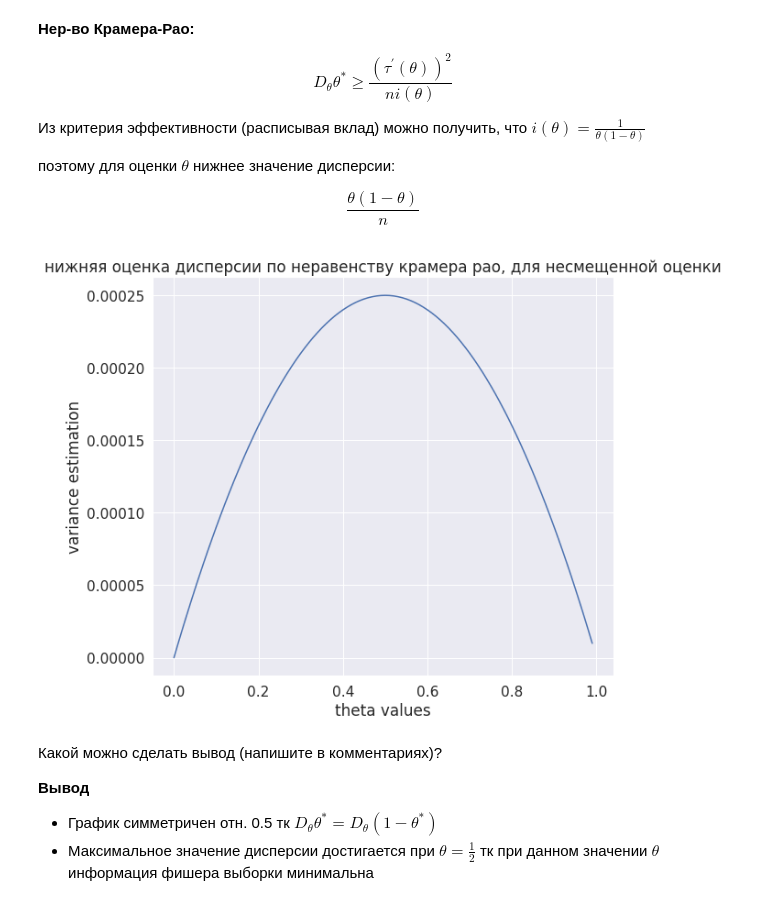
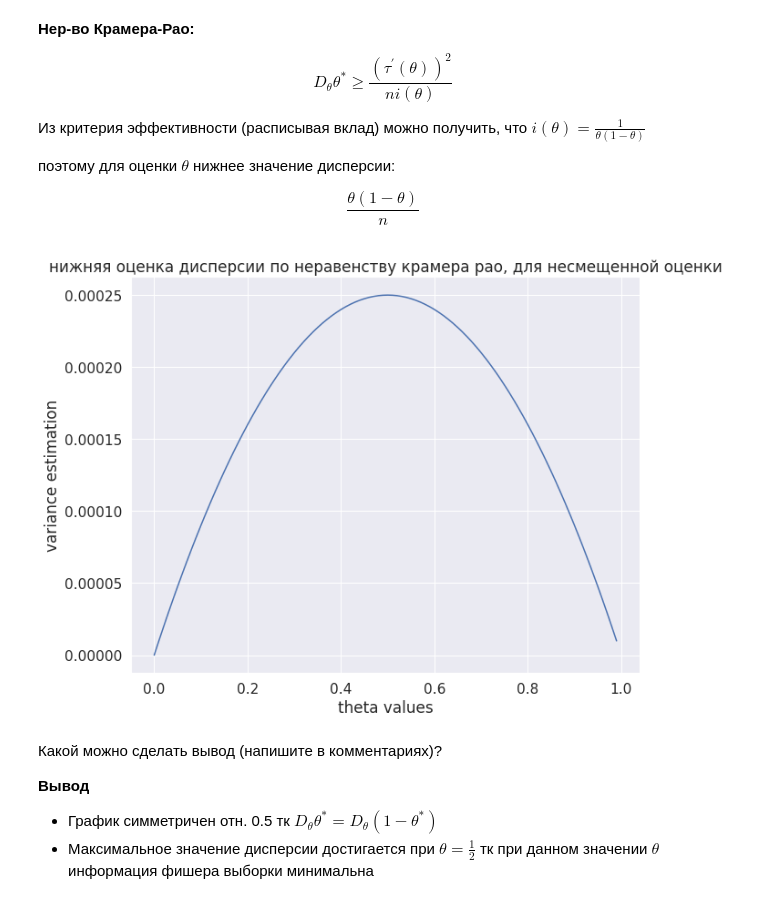
Before and after one commit to archie230/matstat_prac, a Jupyter notebook: Task3/hw3.ipynb, the cells around one changed output. Drawn from its saved outputs; the diff is of its cells as text; code cells hidden in the pictures.

```diff
--- a/Task3/hw3.ipynb
+++ b/Task3/hw3.ipynb
@@ -534,15 +574,15 @@ $$
 # %%
 thetas = np.arange(0, 1, 0.01)
 n = 1000
 
-plt.figure(figsize=(9, 8))
+plt.figure(figsize=(10, 8))
 plt.plot(thetas, thetas*(1-thetas) / n)
 plt.xlabel("theta values")
 plt.ylabel("variance estimation")
 plt.title("нижняя оценка дисперсии по неравенству крамера рао, для несмещенной оценки")
 plt.show()
 # %% [output]
-[figure, old version]
+[figure, new version]
 # %% [markdown]
 Какой можно сделать вывод (напишите в комментариях)?
 
```
Also changed, not shown: parts of 10 cells of this notebook.
